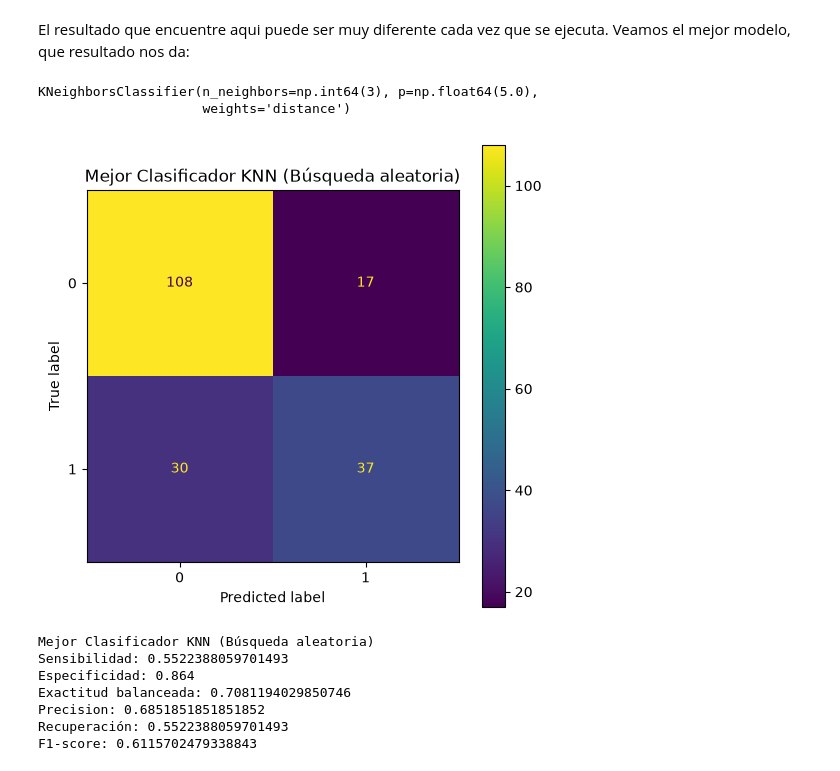
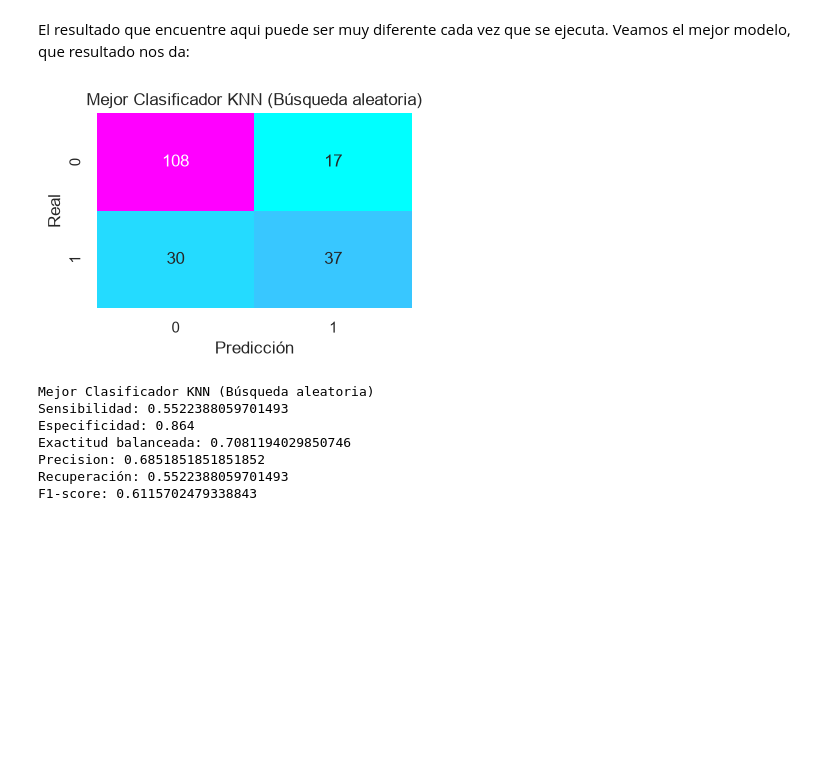
Before and after one commit to FIUBA-Posgrado-Inteligencia-Artificial/aprMaqI_CEIA, a Jupyter notebook: clase2/jupyter_notebooks/3 - Hiper-parametros.ipynb, the cells around one changed output. Drawn from its saved outputs; the diff is of its cells as text; code cells hidden in the pictures; blank space fills up the shorter version.

```diff
--- a/clase2/jupyter_notebooks/3 - Hiper-parametros.ipynb
+++ b/clase2/jupyter_notebooks/3 - Hiper-parametros.ipynb
@@ -76,5 +84,2 @@ grid.best_params_
 # %% [markdown]
 Evaluemos y entrenemos al mejor modelo encontrado:
-# %%
-best_knn_grid = KNeighborsClassifier(**grid.best_params_)
-best_knn_grid.fit(X_train, y_train)
@@ -162,0 +129,21 @@ Veamos los mejores parámetros encontrados:
+# %%
+from sklearn.model_selection import RandomizedSearchCV
+
+classifier_knn = Pipeline([
+    ('scaler', StandardScaler()),
+    ('model', KNeighborsClassifier())
+])
+
+hyperparams = {"model__n_neighbors": np.arange(1, 100),
+               "model__weights": ["uniform", "distance"],
+               "model__p": np.arange(1.0, 100.0)}
+
+grid_random = RandomizedSearchCV(classifier_knn,
+    hyperparams,
+    n_iter=1800,
+    refit=True,
+    cv=3,
+    scoring='f1',
+    n_jobs=-1)
+
+grid_random.fit(X_train, y_train)
@@ -167,26 +176,21 @@ grid_random.best_params_
 # %% [markdown]
 El resultado que encuentre aqui puede ser muy diferente cada vez que se ejecuta. Veamos el mejor modelo, que resultado nos da:
-# %%
-best_knn_grid_random = KNeighborsClassifier(**grid_random.best_params_)
-best_knn_grid_random.fit(X_train, y_train)
-# %% [output]
-KNeighborsClassifier(n_neighbors=np.int64(3), p=np.float64(5.0),
-                     weights='distance')
 # %%
-#Evaluamos
-y_pred  = best_knn_grid_random.predict(X_test)
+best_knn_grid_random = grid_random.best_estimator_
 
+y_pred = best_knn_grid_random.predict(X_test)
 cm_best_knn_grid_random = confusion_matrix(y_test, y_pred)
 
-disp = ConfusionMatrixDisplay(confusion_matrix=cm_best_knn_grid_random,
-                              display_labels=best_knn_grid_random.classes_)
-
-fig, ax = plt.subplots(figsize=(6,6))
-ax.grid(False)
-disp.plot(ax=ax)
-ax.set_title("Mejor Clasificador KNN (Búsqueda aleatoria)");
+fig, ax = plt.subplots(figsize=(4, 3))
+sns.heatmap(cm_best_knn_grid_random, annot=True, fmt="d", cmap="cool", cbar=False,
+    ax=ax)
+ax.set_title("Mejor Clasificador KNN (Búsqueda aleatoria)")
+ax.set_xlabel("Predicción")
+ax.set_ylabel("Real")
+plt.tight_layout()
+plt.show()
 # %% [output]
-[figure, old version]
+[figure, new version]
 # %%
 # Midamos varias métricas:
 print("Mejor Clasificador KNN (Búsqueda aleatoria)")
```
Also changed, not shown: parts of 14 cells of this notebook, 5 other files.
